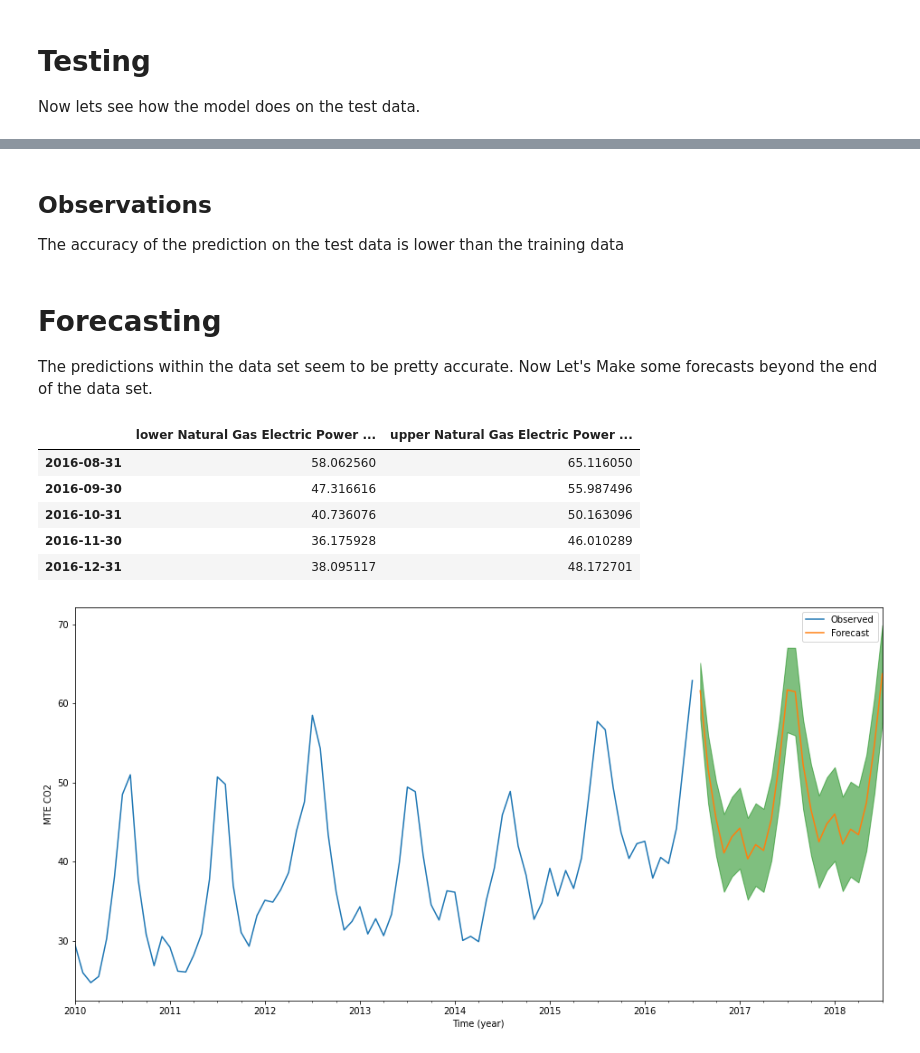
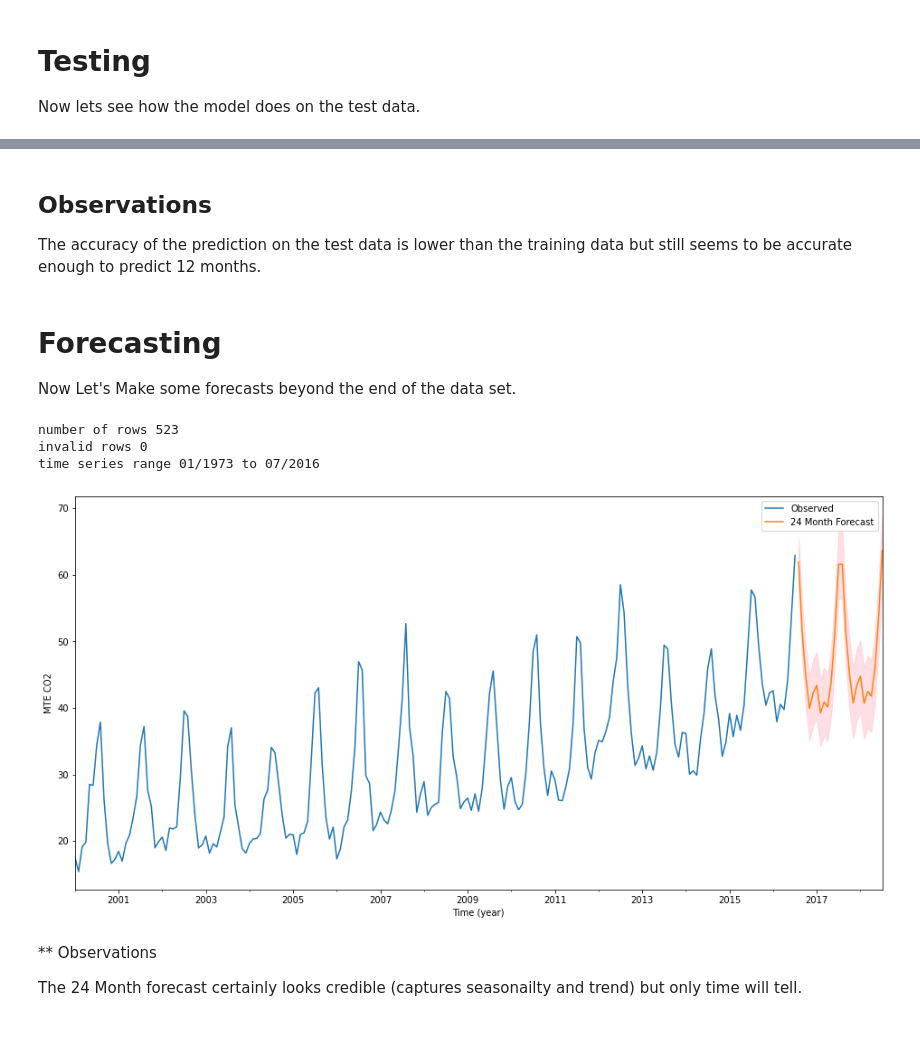
Before and after one commit to richsharples/MIT-DS, a Jupyter notebook: CapstoneFinal.ipynb, the cells around one changed output, grey strips where cells are left out. Cells and saved outputs as stored; diff of their text form; code cells hidden in the pictures.

```diff
--- a/CapstoneFinal.ipynb
+++ b/CapstoneFinal.ipynb
@@ -464,40 +468,58 @@ Text(0, 0.5, 'MTE CO2')
 # %% [markdown]
 ## Observations
 
-The accuracy of the prediction on the test data is lower than the training data
+The accuracy of the prediction on the test data is lower than the training data but still seems to be accurate enough to predict 12 months.
 # %% [markdown]
 # Forecasting
 
-The predictions within the data set seem to be pretty accurate. Now Let's Make some forecasts beyond the end of the data set.
+Now Let's Make some forecasts beyond the end of the data set.
-# %%
-# Get forecast of 2 years or 24 months steps ahead in future
-forecast = results.get_forecast(steps = 24)
-
-# Get confidence intervals of forecasts
-forecast_ci = forecast.conf_int()
-forecast_ci.head()
-# %% [output]
-|  | lower Natural Gas Electric Power ... | upper Natural Gas Electric Power ... |
-| 2016-08-31 | 58.062560 | 65.116050 |
-| 2016-09-30 | 47.316616 | 55.987496 |
-| 2016-10-31 | 40.736076 | 50.163096 |
-| 2016-11-30 | 36.175928 | 46.010289 |
-| 2016-12-31 | 38.095117 | 48.172701 |
+# %%
+# reconstitute the full data set from train and test sets
+mte = mte.append(mte_test)
+
+SummarizeDS(mte)
+
+order = (1, 1, 2)
+seasonal_order = (0, 2, 2, 12)
+
+#create and fit model
+model=sm.tsa.statespace.SARIMAX(
+          mte,
+          order=order,
+          seasonal_order=seasonal_order,
+          enforce_stationarity=False,
+          enforce_invertibility=False)
+
+final_results = model.fit()
+
+ # Forecast 2 years or 24 months ahead
+final_forecast = final_results.get_forecast(steps = 24)
+
+# Get confidence intervals of forecasts
+final_forecast_ci = final_forecast.conf_int()
+# %% [output]
+number of rows 523
+invalid rows 0
+time series range 01/1973 to 07/2016
 # %%
-# Ignore dates up to 2010 in the plot so we can see the prediction more clearly
+# Ignore dates up to 2000 in the plot so we can see the prediction more clearly
 
-ax = mte['2010':].plot(label='Observed', figsize=(16, 8))
+ax = mte['2000':].plot(label='Observed', figsize=(16, 8))
 
-forecast.predicted_mean.plot(ax=ax, label='Forecast')
+final_forecast.predicted_mean.plot(ax=ax, label='24 Month Forecast')
 
-ax.fill_between(forecast_ci.index,
-                forecast_ci.iloc[:, 0],
-                forecast_ci.iloc[:, 1], color='green', alpha=.5)
+ax.fill_between(final_forecast_ci.index,
+                final_forecast_ci.iloc[:, 0],
+                final_forecast_ci.iloc[:, 1], color='pink', alpha=.5)
 
 ax.set_xlabel('Time (year)')
 ax.set_ylabel('MTE CO2')
 
 plt.legend()
 plt.show()
 # %% [output]
-[figure, old version]
+[figure, new version]
+# %% [markdown]
+** Observations
+
+The 24 Month forecast certainly looks credible (captures seasonailty and trend) but only time will tell.
```
Also changed, not shown: parts of 6 cells of this notebook.
